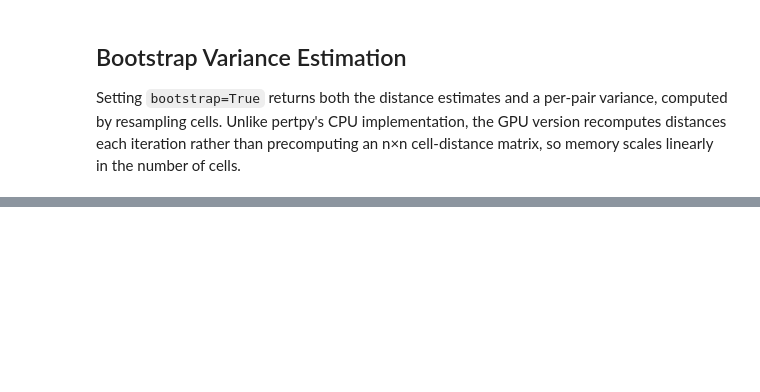
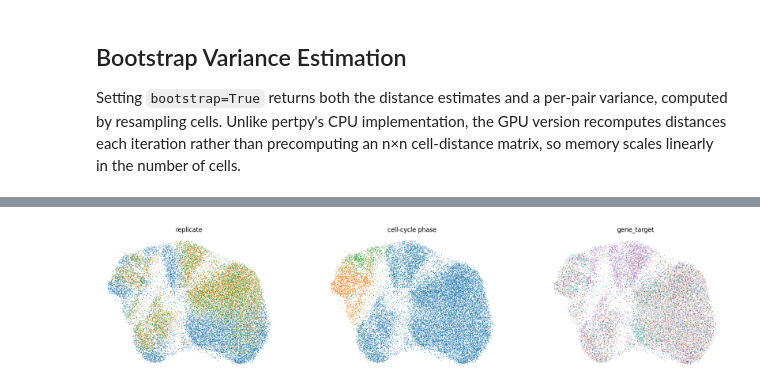
Before and after one commit to scverse/rapids_singlecell-notebooks, a Jupyter notebook: 05_pertpy.ipynb, the cells around one changed output, grey strips where cells are left out. Drawn from its saved outputs; the diff is of its cells as text; code cells hidden in the pictures; blank space fills up the shorter version.

```diff
--- a/05_pertpy.ipynb
+++ b/05_pertpy.ipynb
@@ -115,0 +140,7 @@ Wall time: 233 ms
+# %%
+mdata = pt.dt.papalexi_2021()
+rna = mdata["rna"].copy()
+rna.obs[["gene_target", "perturbation", "replicate", "phase"]] = mdata.obs.loc[
+    rna.obs_names, ["gene_target", "perturbation", "replicate", "phase"]
+]
+rna
@@ -115,0 +155,11 @@ Wall time: 233 ms
+# %%
+rsc.get.anndata_to_GPU(rna)
+rsc.pp.normalize_total(rna, target_sum=1e4)
+rsc.pp.log1p(rna)
+rsc.pp.highly_variable_genes(rna, n_top_genes=2000)
+rna = rna[:, rna.var["highly_variable"]].copy()
+rsc.pp.pca(rna, n_comps=50)
+rsc.pp.neighbors(rna, n_neighbors=15, metric="cosine")
+rsc.tl.umap(rna)
+rna.obsm["X_umap_raw"] = rna.obsm["X_umap"].copy()
+rna
@@ -115,0 +179,12 @@ Wall time: 233 ms
+# %%
+sc.pl.embedding(
+    rna,
+    "X_umap_raw",
+    color=["replicate", "phase", "gene_target"],
+    title=["replicate", "cell-cycle phase", "gene_target"],
+    legend_loc="none",
+    frameon=False,
+    ncols=3,
+)
+# %% [output]
+[figure, added]
```
Also changed, not shown: parts of 25 cells of this notebook.
